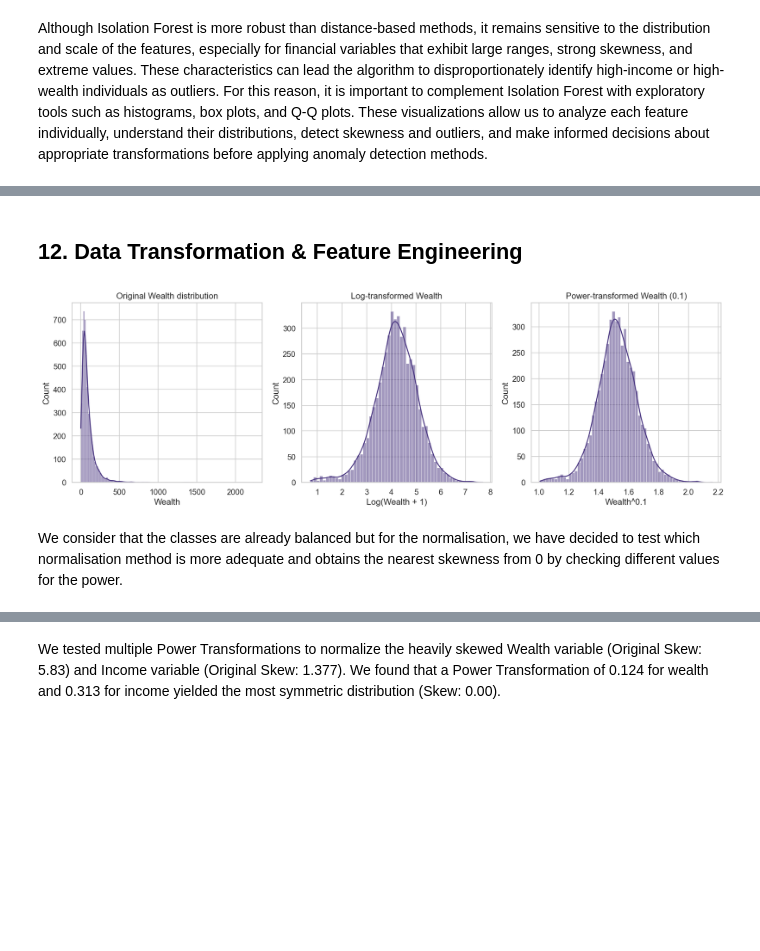
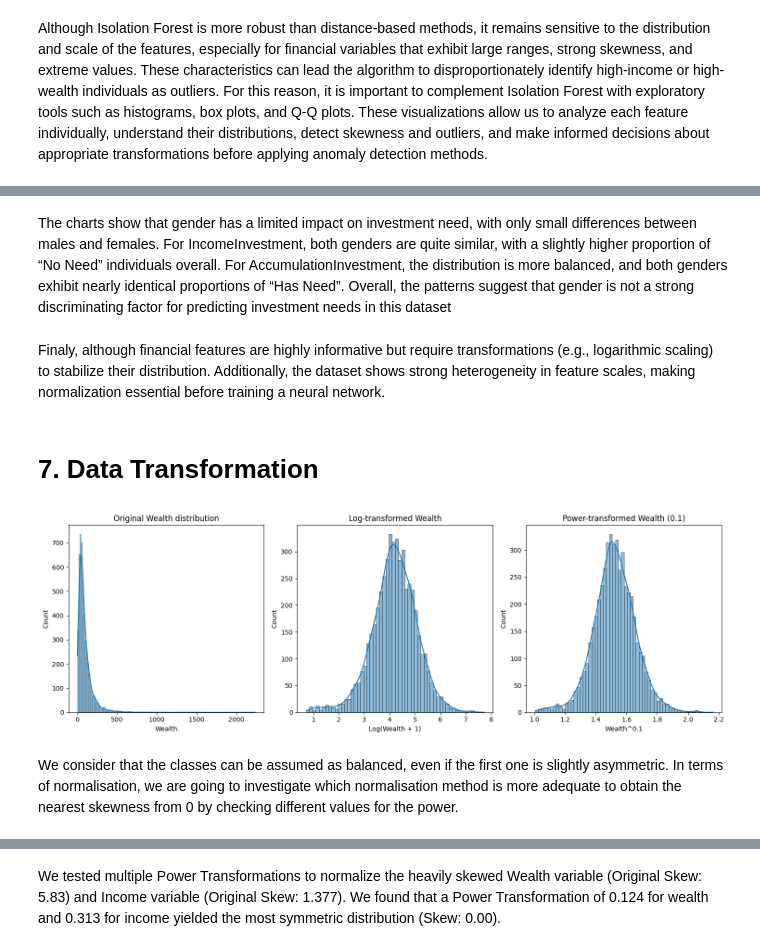
Before and after one commit to JoeChen322/Fintech, a Jupyter notebook: EDA.ipynb, the cells around one changed output, grey strips where cells are left out. Drawn from its saved outputs; the diff is of its cells as text; code cells hidden in the pictures; blank space fills up the shorter version.

```diff
--- a/EDA.ipynb
+++ b/EDA.ipynb
@@ -1054,7 +364,7 @@ def prepare_binary_targets(
     targets_metadata_df: pd.DataFrame,
     target_cols: List[str] = TARGET_COLS,
     value_maps: Dict[str, Dict[int, str]] = VALUE_MAPS,
-) -> PreparedTargets:
+) -> Tuple[pd.DataFrame, pd.DataFrame, pd.Index, int, List[str]]:
     # Initialize an audit log to keep track of all cleaning steps
     audit_lines: List[str] = []
 
@@ -1103,26 +413,27 @@ def prepare_binary_targets(
     audit_lines.append(f"Rows dropped because of missing target(s): {dropped_rows}")
     audit_lines.append(f"Final y shape after filtering: {df.shape}")
 
-    return PreparedTargets(
-        Y=df,
-        targets_metadata_df=targets_metadata_df,
-        kept_index=kept_index,
-        dropped_rows_missing_target=dropped_rows,
-        audit_lines=audit_lines,
-    )
+    return df, targets_metadata_df, kept_index, dropped_rows, audit_lines
 # %%
-prepared_Y = prepare_binary_targets(data=Y, targets_metadata_df=targets_metadata_df)
+Y_clean, targets_metadata_df, kept_index, dropped_rows, audit_lines_Y = (
+    prepare_binary_targets(data=Y, targets_metadata_df=targets_metadata_df)
+)
 
 # We filter raw X based on the rows retained in Y
-X_filtered = X.loc[prepared_Y.kept_index].copy()
+X_filtered = X.loc[kept_index].copy()
 
-prepared_X = clean_and_audit_data(
-    data=X_filtered, features_metadata_df=features_metadata_df
-)
+(
+    X_clean,
+    features_metadata_df,
+    numeric_cols,
+    categorical_cols,
+    removed_zero_variance_cols,
+    near_zero_variance_cols,
+    audit_lines_X,
+) = clean_and_audit_data(data=X_filtered, features_metadata_df=features_metadata_df)
 
-# Sécurité finale : on réaligne Y sur les lignes réellement conservées dans X
-X_clean = prepared_X.X
-Y_clean = prepared_Y.Y.loc[X_clean.index].copy()
+# Final security: realign Y on the lines actually preserved in X
+Y_clean = Y_clean.loc[X_clean.index].copy()
 # %%
 X_clean.head()
 # %% [output]
@@ -1246,8 +642,8 @@ def detect_outliers_isolation_forest(
         audit_lines.append("Outliers removed from returned datasets: no")
 
     return OutlierDetectionResult(
-        X_inliers=X,
-        Y_inliers=Y,
+        X_inliers=X_inliers,
+        Y_inliers=Y_inliers,
         full_outlier_labels=labels_series,
         full_anomaly_scores=scores_series,
         outlier_count=outlier_count,
@@ -1580,35 +1172,34 @@ Although Isolation Forest is more robust than distance-based methods, it remains
+# %% [markdown]
+The charts show that gender has a limited impact on investment need, with only small differences between males and females. For IncomeInvestment, both genders are quite similar, with a slightly higher proportion of “No Need” individuals overall. For AccumulationInvestment, the distribution is more balanced, and both genders exhibit nearly identical proportions of “Has Need”. Overall, the patterns suggest that gender is not a strong discriminating factor for predicting investment needs in this dataset
+# %% [markdown]
+Finaly, although financial features are highly informative but require transformations (e.g., logarithmic scaling) to stabilize their distribution. Additionally, the dataset shows strong heterogeneity in feature scales, making normalization essential before training a neural network.
 # %% [markdown]
-## 12. Data Transformation & Feature Engineering
+# 7. Data Transformation
 # %%
 # Wealth transformation analysis
 fig, (ax1, ax2, ax3) = plt.subplots(1, 3, figsize=(15, 5))
 
 # Original distribution
 sns.histplot(outlier_result.X_inliers.Wealth, kde=True, ax=ax1)
 ax1.set_title("Original Wealth distribution")
 ax1.set_xlabel("Wealth")
 
 # Log transformation
 sns.histplot(np.log1p(outlier_result.X_inliers.Wealth), kde=True, ax=ax2)
 ax2.set_title("Log-transformed Wealth")
 ax2.set_xlabel("Log(Wealth + 1)")
 
 # Power transformation
 sns.histplot(np.power(outlier_result.X_inliers.Wealth, 0.1), kde=True, ax=ax3)
 ax3.set_title("Power-transformed Wealth (0.1)")
 ax3.set_xlabel("Wealth^0.1")
 
 plt.tight_layout()
-plt.savefig(
-    os.path.join(figures_dir, "11_target_prevalence_distribution.png"),
-    dpi=150,
-    bbox_inches="tight",
-)
 plt.show()
 # %% [output]
-[figure, old version]
+[figure, new version]
 # %% [markdown]
-We consider that the classes are already balanced but for the normalisation, we have decided to test which normalisation method is more adequate and obtains the nearest skewness from 0 by checking different values for the power.
+We consider that the classes can be assumed as balanced, even if the first one is slightly asymmetric. In terms of normalisation, we are going to investigate which normalisation method is more adequate to obtain the nearest skewness from 0 by checking different values for the power.
 # %%
 # Define the features to optimize
 targets = ["Wealth", "Income"]
```
Also changed, not shown: parts of 95 cells of this notebook, 1 other file.
